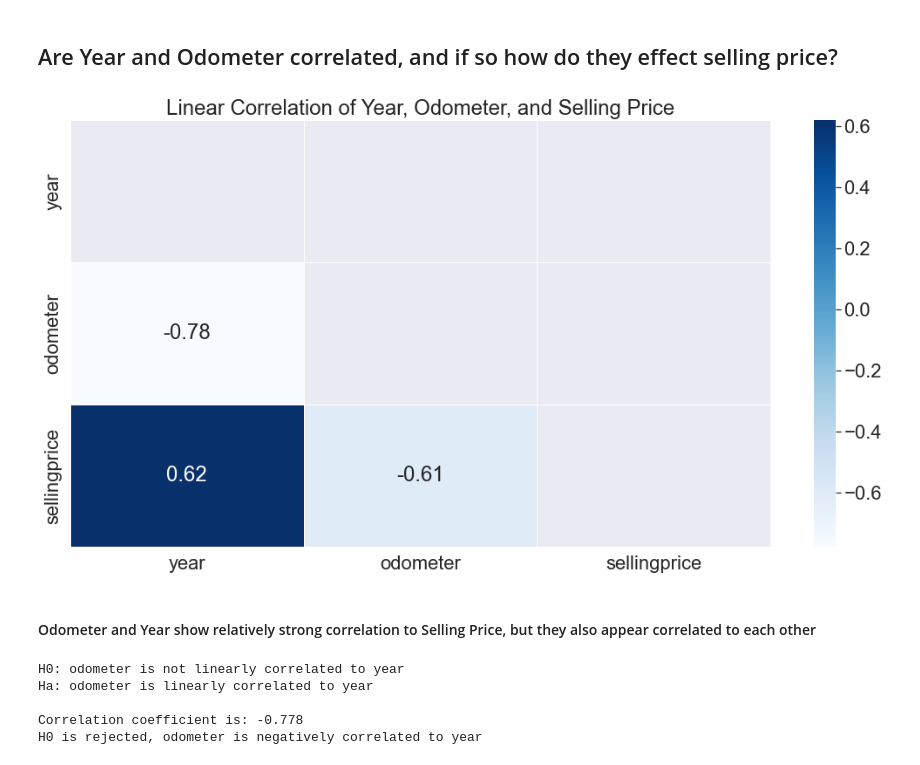
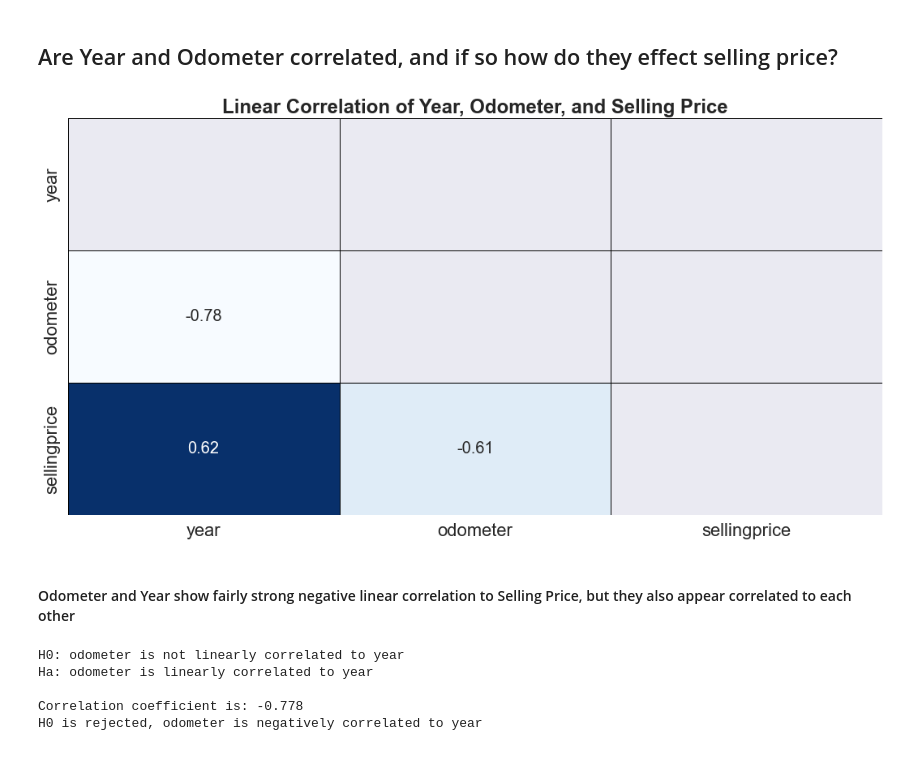
Before and after one commit to DanChurchill/car_price_predictor, a Jupyter notebook: final_report.ipynb, the cells around one changed output. Drawn from its saved outputs; the diff is of its cells as text; code cells hidden in the pictures.

```diff
--- a/final_report.ipynb
+++ b/final_report.ipynb
@@ -267,10 +268,7 @@ temp = train[cols].corr()
-# %%
-# Plot the correlation
-sns.heatmap(temp, cmap='Blues', annot = True, mask= np.triu(temp), linewidth=.5)
-plt.title('Linear Correlation of Year, Odometer, and Selling Price')
-plt.show()
-# %% [output]
-[figure, removed]
+# %%
+explore.heatmap(train)
+# %% [output]
+[figure, added]
 # %% [markdown]
-#### Odometer and Year show relatively strong correlation to Selling Price, but they also appear correlated to each other
+#### Odometer and Year show fairly strong negative linear correlation to Selling Price, but they also appear correlated to each other
 # %%
```
Also changed, not shown: parts of 20 cells of this notebook, 1 other file.
